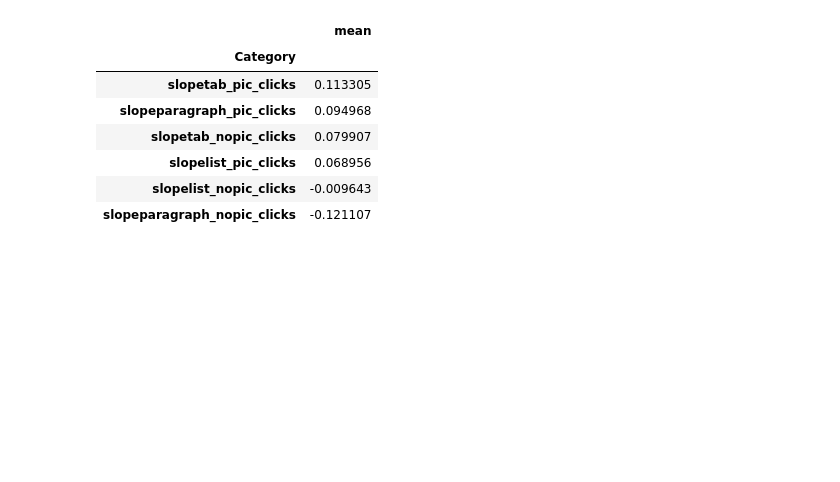
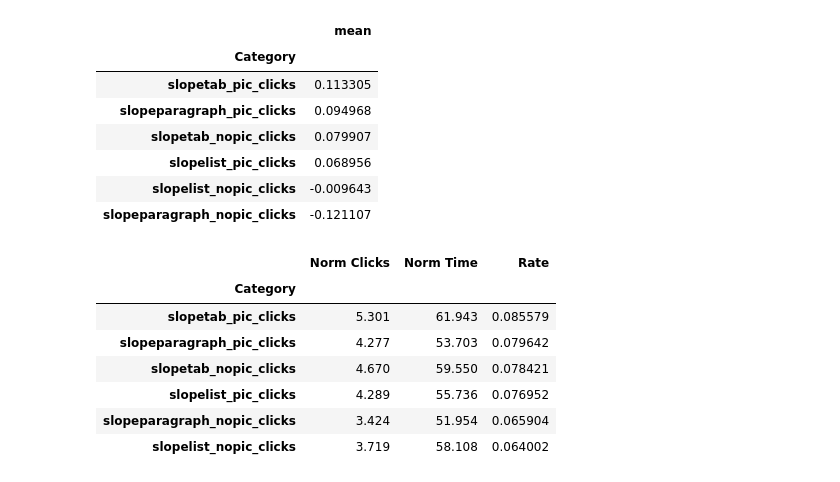
Before and after one commit to anoobis-bot/HCI-Data-Analysis, a Jupyter notebook: clicks_time.ipynb, the cells around one changed output. Drawn from its saved outputs; the diff is of its cells as text; code cells hidden in the pictures; blank space fills up the shorter version.

```diff
--- a/clicks_time.ipynb
+++ b/clicks_time.ipynb
@@ -73,3 +73,22 @@ Results
 | slopeparagraph_nopic_clicks | -0.121107 |
 # %%
 # slope tab pic clicks has 0.1133 clicks per unit of time
+# %%
+Results_2 = pd.DataFrame()
+
+Results_2["Norm Clicks"] = click_df["mean"][0] + XClicks["mean"]
+Results_2["Norm Time"] = time_df["mean"][0] + XTime["mean"]
+Results_2["Rate"] = Results_2["Norm Clicks"] / Results_2["Norm Time"]
+Results_2["Category"] = time_df.loc[1:6, "times_slope"].to_list()
+Results_2.set_index("Category", inplace=True)
+Results_2.sort_values(by="Rate", inplace=True, ascending=False)
+Results_2
+# %% [output]
+|  | Norm Clicks | Norm Time | Rate |
+| Category |  |  |  |
+| slopetab_pic_clicks | 5.301 | 61.943 | 0.085579 |
+| slopeparagraph_pic_clicks | 4.277 | 53.703 | 0.079642 |
+| slopetab_nopic_clicks | 4.670 | 59.550 | 0.078421 |
+| slopelist_pic_clicks | 4.289 | 55.736 | 0.076952 |
+| slopeparagraph_nopic_clicks | 3.424 | 51.954 | 0.065904 |
+| slopelist_nopic_clicks | 3.719 | 58.108 | 0.064002 |
```
Also changed, not shown: parts of 4 cells of this notebook.
